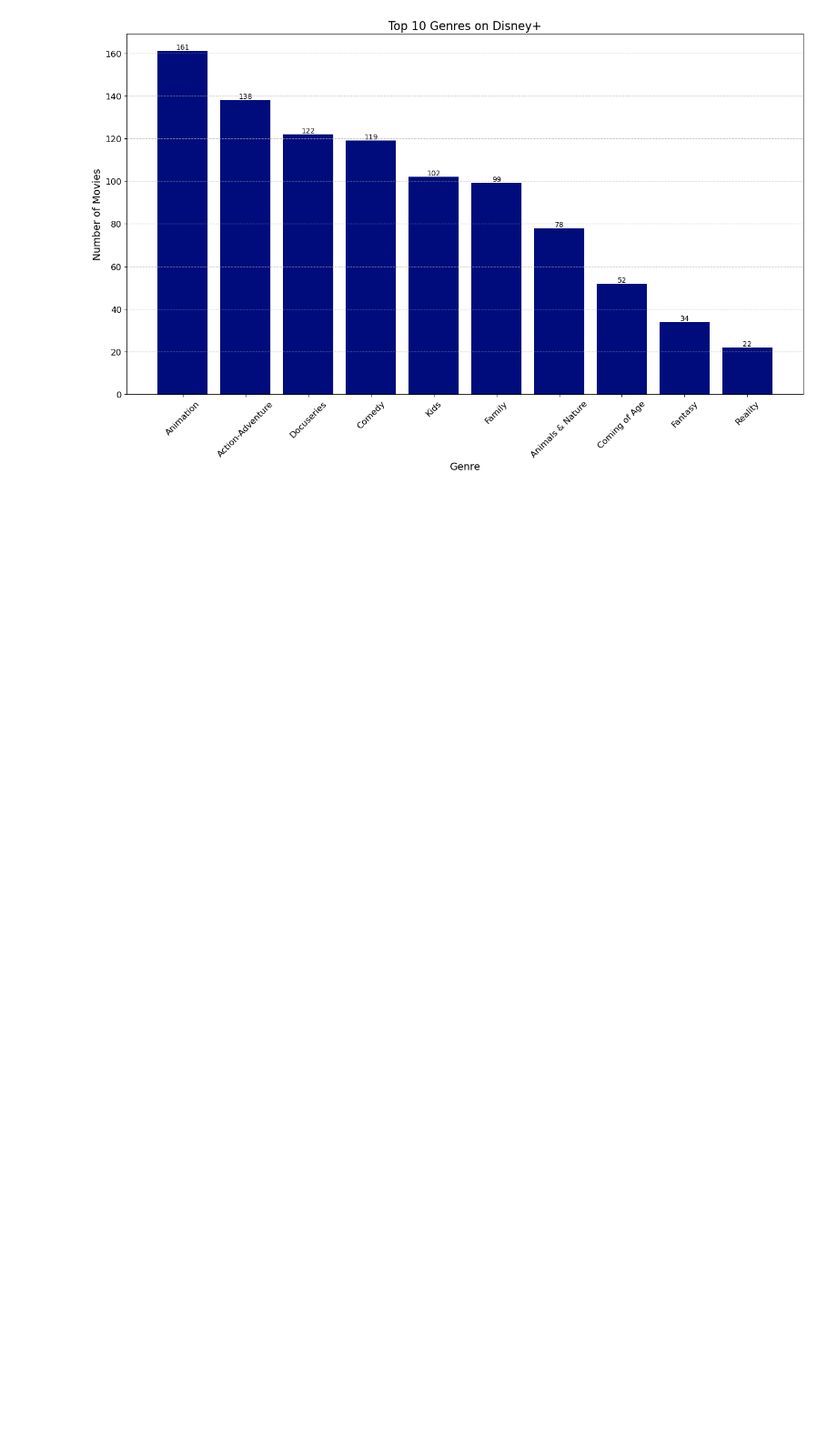
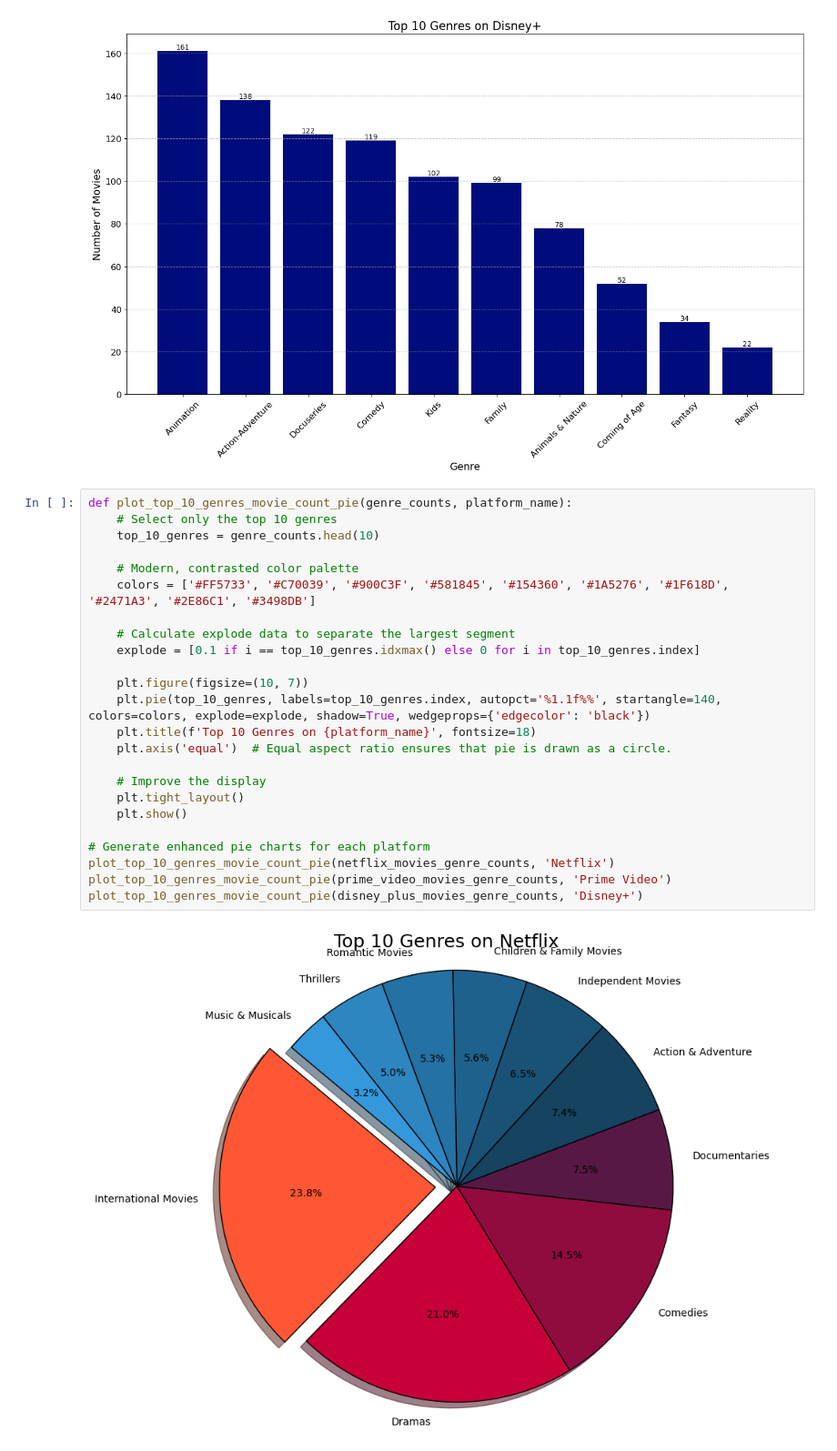
Before and after one commit to ulquyorra-11/Cinemalytics, a Jupyter notebook: notebooks/Samer's Notebooks/samer_results.ipynb, the cells around one changed output. Shown at 91% size. Saved outputs shown, nothing was run; the diff lists cells and outputs as text; blank space fills up the shorter version.

```diff
--- a/notebooks/Samer's Notebooks/samer_results.ipynb
+++ b/notebooks/Samer's Notebooks/samer_results.ipynb
@@ -122,3 +122,29 @@ plot_top_10_genres_series_count(disney_plus_series_genre_counts, 'Disney+', disn
 [figure]
 [figure]
 [figure]
+# %%
+def plot_top_10_genres_movie_count_pie(genre_counts, platform_name):
+    # Select only the top 10 genres
+    top_10_genres = genre_counts.head(10)
+
+    # Modern, contrasted color palette
+    colors = ['#FF5733', '#C70039', '#900C3F', '#581845', '#154360', '#1A5276', '#1F618D', '#2471A3', '#2E86C1', '#3498DB']
+
+    # Calculate explode data to separate the largest segment
+    explode = [0.1 if i == top_10_genres.idxmax() else 0 for i in top_10_genres.index]
+
+    plt.figure(figsize=(10, 7))
+    plt.pie(top_10_genres, labels=top_10_genres.index, autopct='%1.1f%%', startangle=140, colors=colors, explode=explode, shadow=True, wedgeprops={'edgecolor': 'black'})
+    plt.title(f'Top 10 Genres on {platform_name}', fontsize=18)
+    plt.axis('equal')  # Equal aspect ratio ensures that pie is drawn as a circle.
+
+    # Improve the display
+    plt.tight_layout()
+    plt.show()
+
+# Generate enhanced pie charts for each platform
+plot_top_10_genres_movie_count_pie(netflix_movies_genre_counts, 'Netflix')
+plot_top_10_genres_movie_count_pie(prime_video_movies_genre_counts, 'Prime Video')
+plot_top_10_genres_movie_count_pie(disney_plus_movies_genre_counts, 'Disney+')
+# %% [output]
+[figure, added]
```
Also changed, not shown: parts of 1 cell of this notebook.
